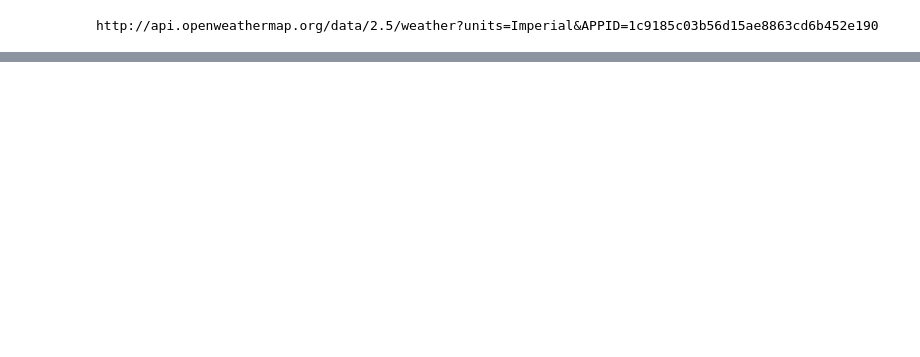
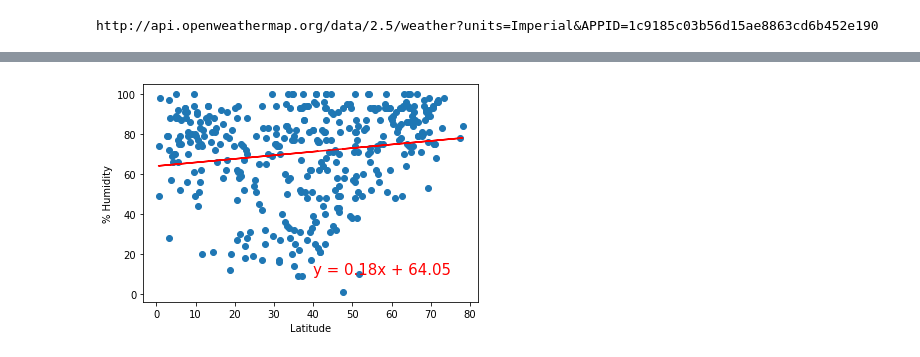
Before and after one commit to reno8946/World_Weather_Analysis, a Jupyter notebook: WeatherPy.ipynb, the cells around one changed output, grey strips where cells are left out. Saved outputs shown, nothing was run; the diff lists cells and outputs as text; code cells hidden in the pictures; blank space fills up the shorter version.

```diff
--- a/WeatherPy.ipynb
+++ b/WeatherPy.ipynb
@@ -248,0 +340,11 @@ plt.show()
+# %%
+# Linear regression on the Northern Hemisphere
+x_values = northern_hemi_df["Lat"]
+y_values = northern_hemi_df["Humidity"]
+# Import linear regression from the SciPy stats module.
+from scipy.stats import linregress
+# Call the function.
+plot_linear_regression(x_values, y_values,
+                       'Linear Regression on the Northern Hemisphere for % Humidity', '% Humidity',(40,10))
+# %% [output]
+[figure, added]
```
Also changed, not shown: parts of 21 cells of this notebook, 5 other files.
